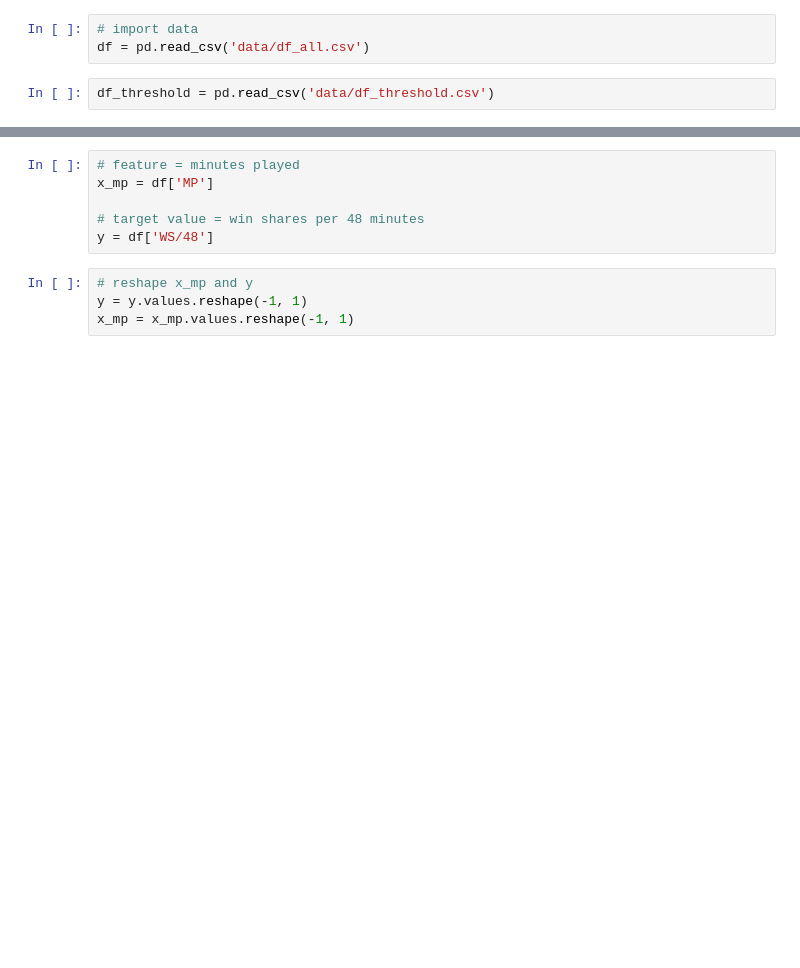
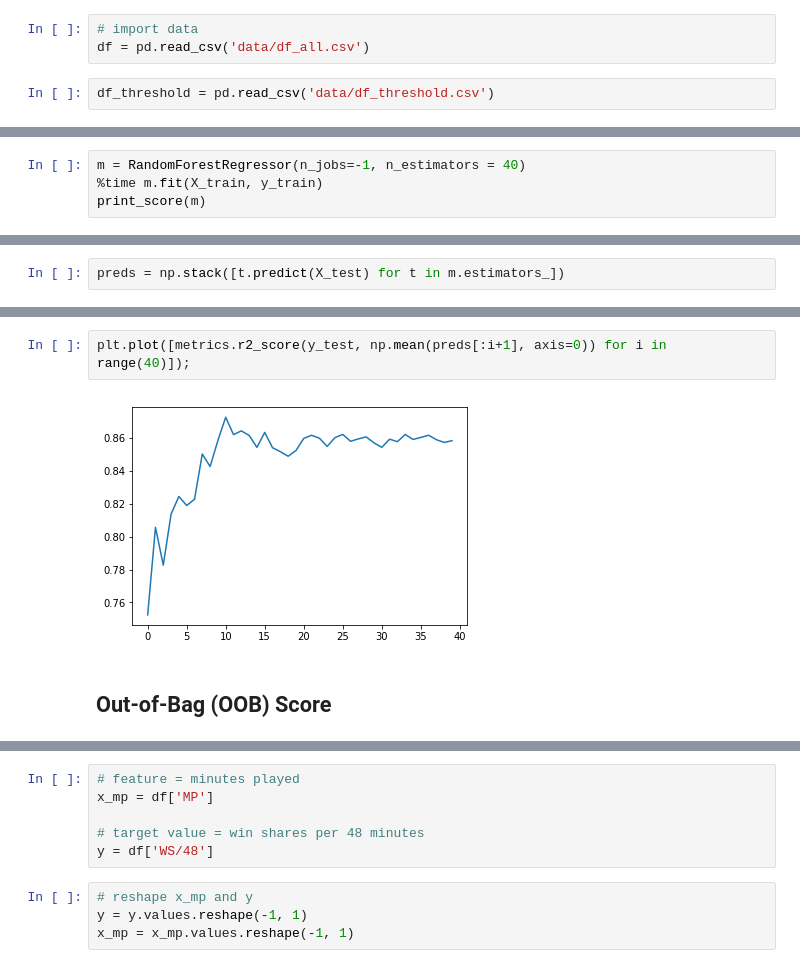
Before and after one commit to earny-joe/Springboard-DS-Portfolio, a Jupyter notebook: capstone_1/basketball/Individual_Player_Stats/Exploratory-ML.ipynb, the cells around one changed output, grey strips where cells are left out. Drawn from its saved outputs; the diff is of its cells as text; blank space fills up the shorter version.

```diff
--- a/capstone_1/basketball/Individual_Player_Stats/Exploratory-ML.ipynb
+++ b/capstone_1/basketball/Individual_Player_Stats/Exploratory-ML.ipynb
@@ -13,0 +170,4 @@ df_threshold = pd.read_csv('data/df_threshold.csv')
+# %%
+m = RandomForestRegressor(n_jobs=-1, n_estimators = 40)
+%time m.fit(X_train, y_train)
+print_score(m)
@@ -13,0 +178,2 @@ df_threshold = pd.read_csv('data/df_threshold.csv')
+# %%
+preds = np.stack([t.predict(X_test) for t in m.estimators_])
@@ -13,0 +193,6 @@ df_threshold = pd.read_csv('data/df_threshold.csv')
+# %%
+plt.plot([metrics.r2_score(y_test, np.mean(preds[:i+1], axis=0)) for i in range(40)]);
+# %% [output]
+[figure, added]
+# %% [markdown]
+## Out-of-Bag (OOB) Score
```
Also changed, not shown: parts of 69 cells of this notebook.
